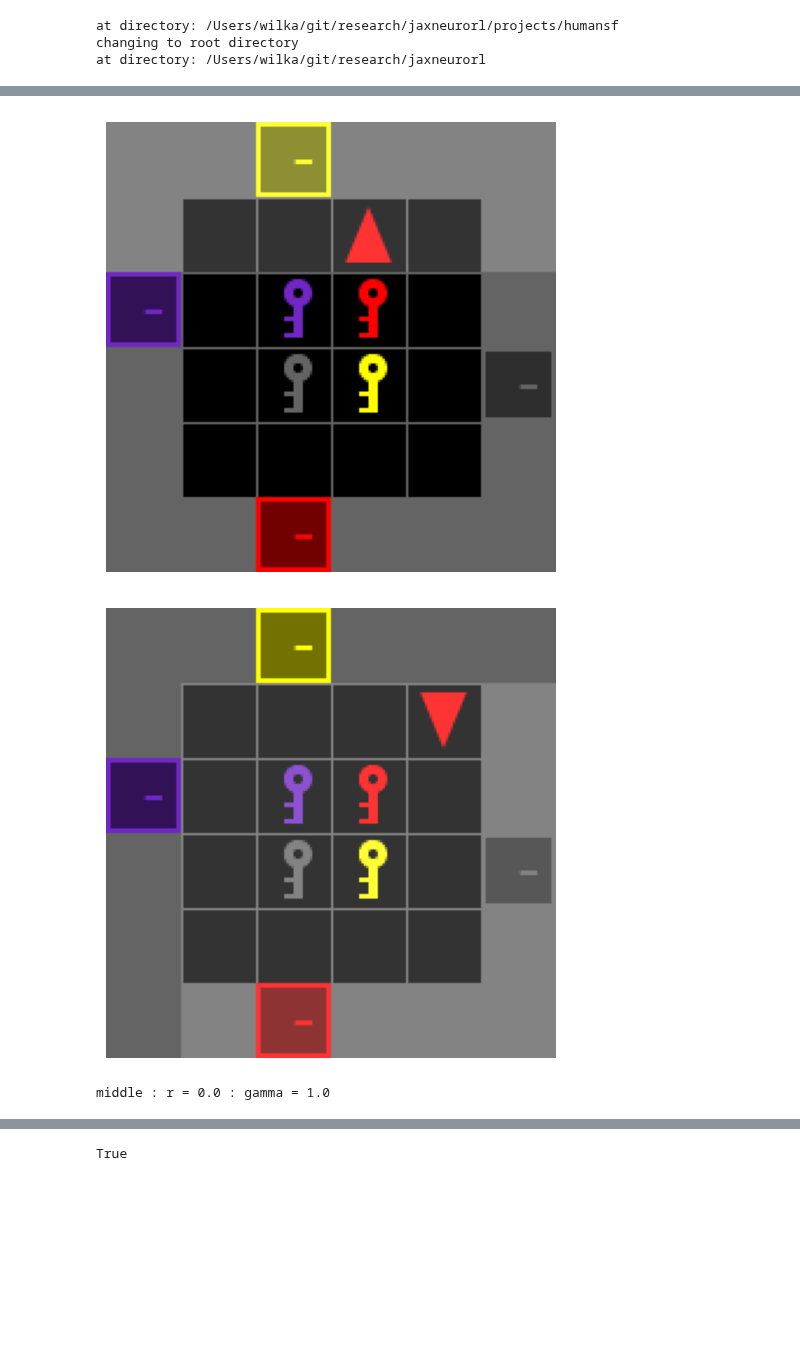
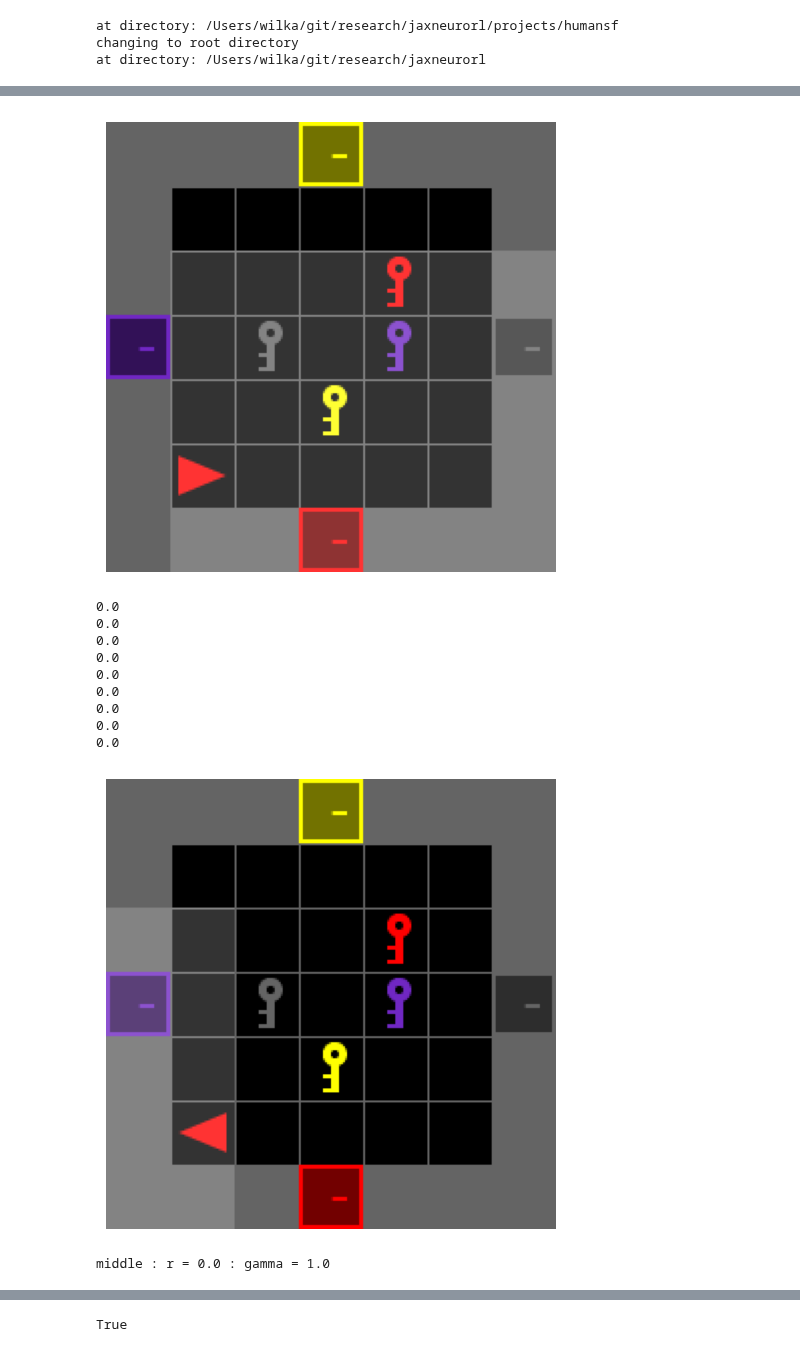
Before and after one commit to wcarvalho/jaxneurorl, a Jupyter notebook: projects/humansf/keyroom-test.ipynb, the cells around one changed output, grey strips where cells are left out. Cells and saved outputs as stored; diff of their text form; code cells hidden in the pictures; blank space fills up the shorter version.

Commit message:
cant just pickup all keys and get eval right

```diff
--- a/projects/humansf/keyroom-test.ipynb
+++ b/projects/humansf/keyroom-test.ipynb
@@ -97,4 +98,5 @@ for seed in range(0, 1):
 # %%
+# 1 setting
 env = keyroom.KeyRoom(
     train_episode_ends_on_pair_pickup=False,
 )
@@ -115,35 +117,45 @@ all_actions = [
     'pickup',
     'put_down',
     'toggle',
 ]
 action2idx = {a:i for i, a in enumerate(all_actions)}
 actions = [
     'pickup',
     'left', 'left',
     'forward', 'forward', 'toggle',
     'forward',
     'forward',
-    'left', 'forward', 'right',
+    # 'left', 'forward', 'right',
     'pickup'
 ]
 
 seed=3
 rng = jax.random.PRNGKey(seed)
 rng, rng_ = jax.random.split(rng)
 timestep = env.reset(rng_, env_params)
 # timestep.observation.task_w
 obs_image = keyroom.render_room(timestep.state)
 visualizer.display_image(obs_image)
 
 for action in actions:
     # print('-'*20)
     rng, rng_act, rng_step = jax.random.split(rng, 3)
     timestep = env.step(rng_step, timestep, action2idx[action], env_params)
+    print(timestep.reward)
 obs_image = keyroom.render_room(timestep.state)
 visualizer.display_image(obs_image)
 print(['first', 'middle', 'last'][timestep.step_type],": r =", timestep.reward, ": gamma =", timestep.discount)
 # %% [output]
-[figure, old version]
+[figure, new version]
+0.0
+0.0
+0.0
+0.0
+0.0
+0.0
+0.0
+0.0
+0.0
-[figure, old version]
+[figure, new version]
-middle : r = 0.0 : gamma = 1.0
+middle : r = 0.0 : gamma = 1.0
 # %%
```
Also changed, not shown: parts of 3 cells of this notebook, 1 other file.
